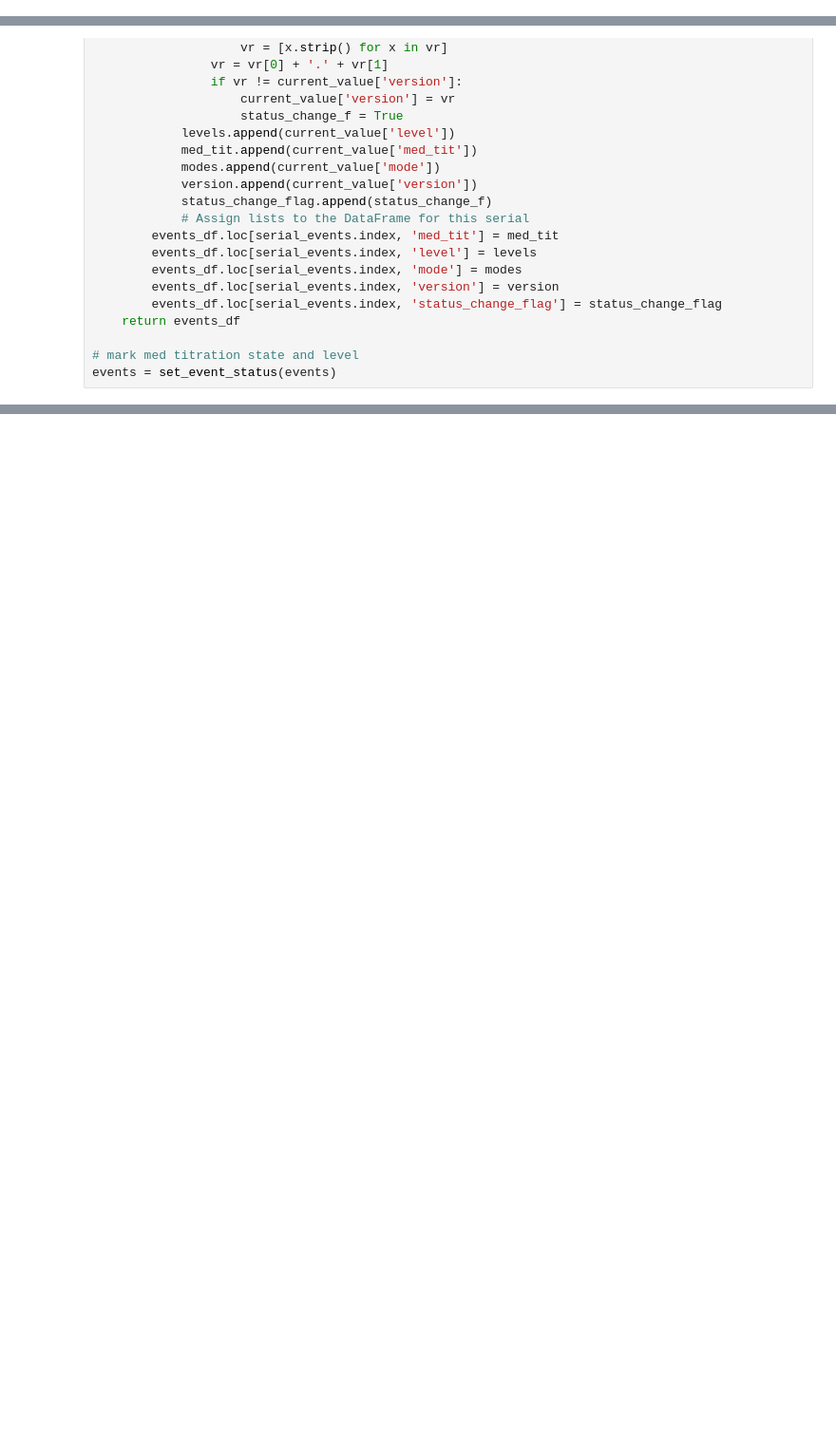
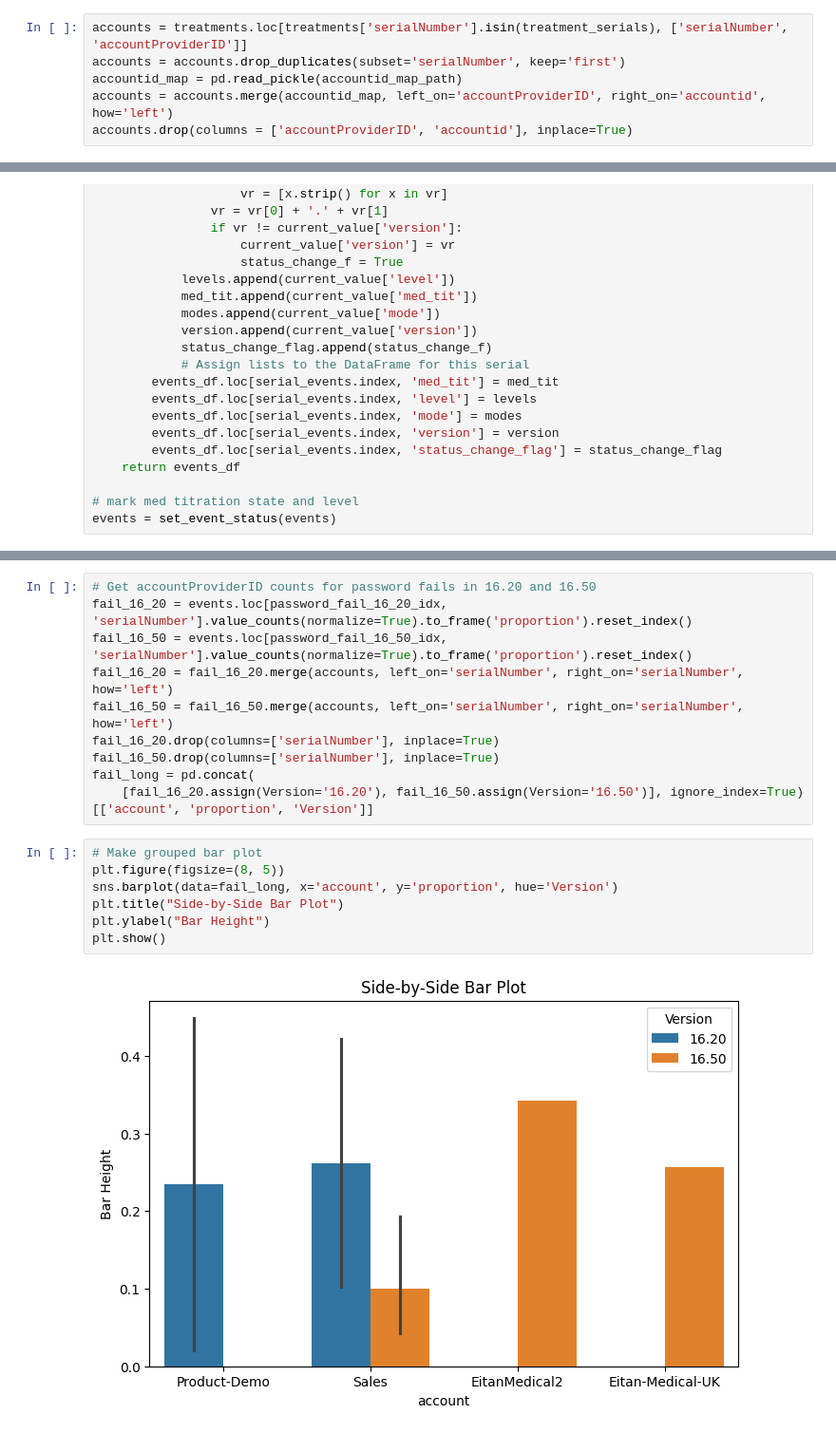
Before and after one commit to aviad-git/DataNotebooks, a Jupyter notebook: titration_of_rate_bug/titration_of_rate.ipynb, the cells around one changed output, grey strips where cells are left out. Shown: that part at 95% size. Drawn from its saved outputs; the diff is of its cells as text; blank space fills up the shorter version.

```diff
--- a/titration_of_rate_bug/titration_of_rate.ipynb
+++ b/titration_of_rate_bug/titration_of_rate.ipynb
@@ -116,6 +147,12 @@ Serials: [300419458 300353356 300339933 300359779 370022098 700035793 370031546
 5 serials are not in the treatment data
 Missing serials:
 [300244687, 300273182, 300316813, 300332207, 700056618]
+# %%
+accounts = treatments.loc[treatments['serialNumber'].isin(treatment_serials), ['serialNumber', 'accountProviderID']]
+accounts = accounts.drop_duplicates(subset='serialNumber', keep='first')
+accountid_map = pd.read_pickle(accountid_map_path)
+accounts = accounts.merge(accountid_map, left_on='accountProviderID', right_on='accountid', how='left')
+accounts.drop(columns = ['accountProviderID', 'accountid'], inplace=True)
 # %% [markdown]
 Five serials that recorded a 233 event (i.e. Medium Titration set to On) are missing from data ⇨ not associated with customer id ⇨ assumed these are demonstration pumps
 
@@ -361,0 +431,19 @@ Index([ 80091,  80115,  81390,  82255,  83961,  84795,  84819,  85065,  89069,
+# %%
+# Get accountProviderID counts for password fails in 16.20 and 16.50
+fail_16_20 = events.loc[password_fail_16_20_idx, 'serialNumber'].value_counts(normalize=True).to_frame('proportion').reset_index()
+fail_16_50 = events.loc[password_fail_16_50_idx, 'serialNumber'].value_counts(normalize=True).to_frame('proportion').reset_index()
+fail_16_20 = fail_16_20.merge(accounts, left_on='serialNumber', right_on='serialNumber', how='left')
+fail_16_50 = fail_16_50.merge(accounts, left_on='serialNumber', right_on='serialNumber', how='left')
+fail_16_20.drop(columns=['serialNumber'], inplace=True)
+fail_16_50.drop(columns=['serialNumber'], inplace=True)
+fail_long = pd.concat(
+    [fail_16_20.assign(Version='16.20'), fail_16_50.assign(Version='16.50')], ignore_index=True)[['account', 'proportion', 'Version']]
+# %%
+# Make grouped bar plot
+plt.figure(figsize=(8, 5))
+sns.barplot(data=fail_long, x='account', y='proportion', hue='Version')
+plt.title("Side-by-Side Bar Plot")
+plt.ylabel("Bar Height")
+plt.show()
+# %% [output]
+[figure, added]
```
Also changed, not shown: parts of 30 cells of this notebook.
